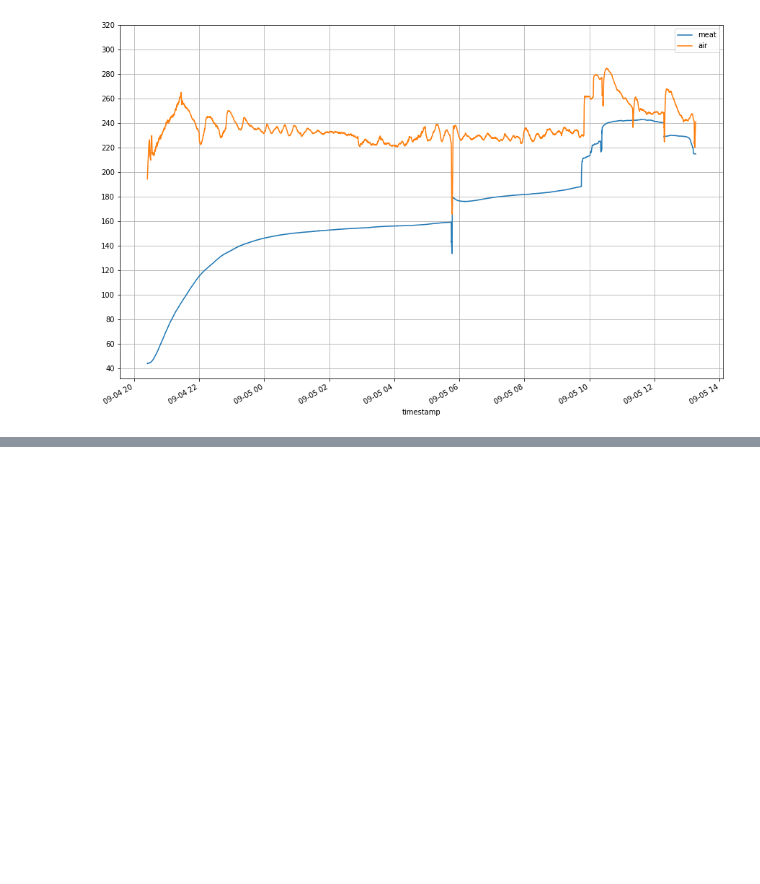
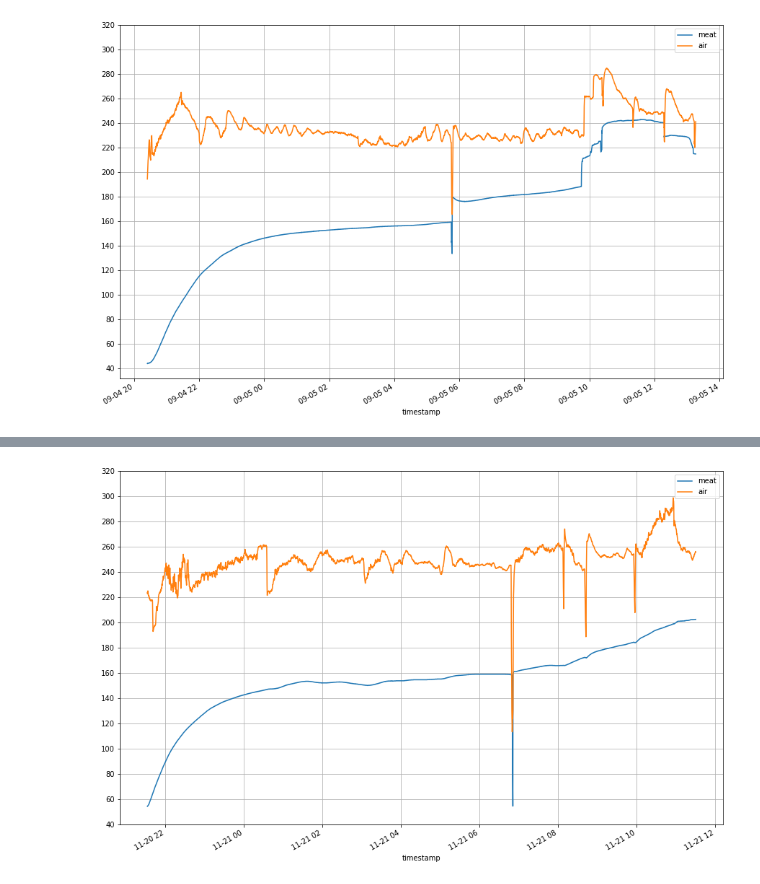
Before and after one commit to sbeckert1/smoker, a Jupyter notebook: data/Untitled.ipynb, the cells around one changed output, grey strips where cells are left out. Saved outputs shown, nothing was run; the diff lists cells and outputs as text; code cells hidden in the pictures; blank space fills up the shorter version.

```diff
--- a/data/Untitled.ipynb
+++ b/data/Untitled.ipynb
@@ -190,0 +191,3 @@ plotJSON('../data/bb_ribs3.txt')
+# %%
+plotJSON('../data/porkSh2_7lbs.txt')
+# %% [output]
@@ -190,0 +197 @@ plotJSON('../data/bb_ribs3.txt')
+[figure, added]
```
Also changed, not shown: parts of 2 cells of this notebook, 1 other file.
